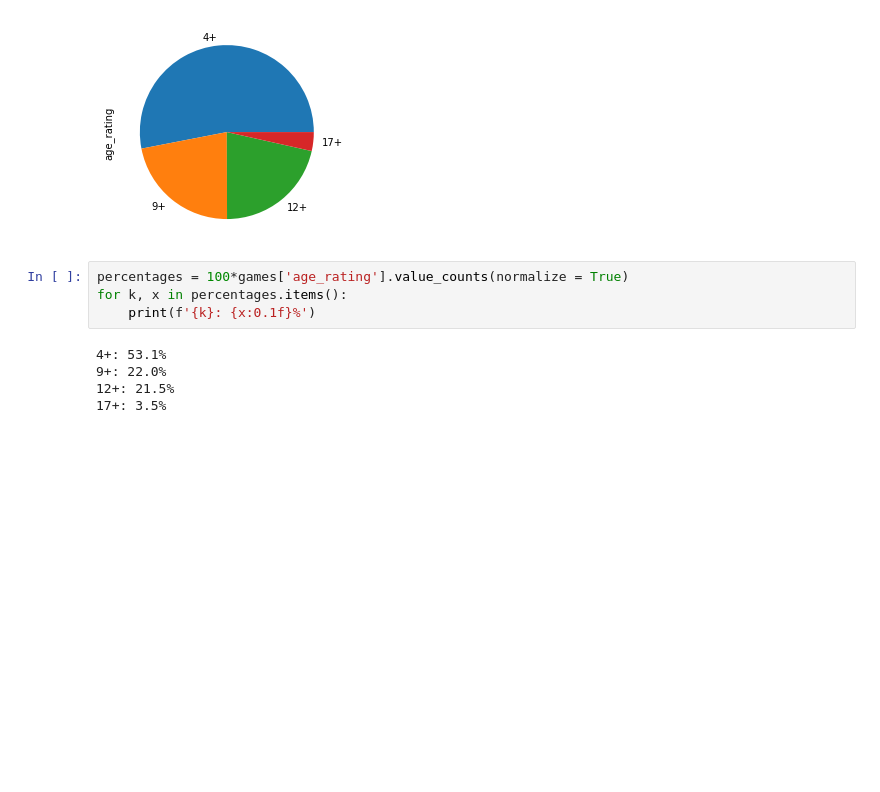
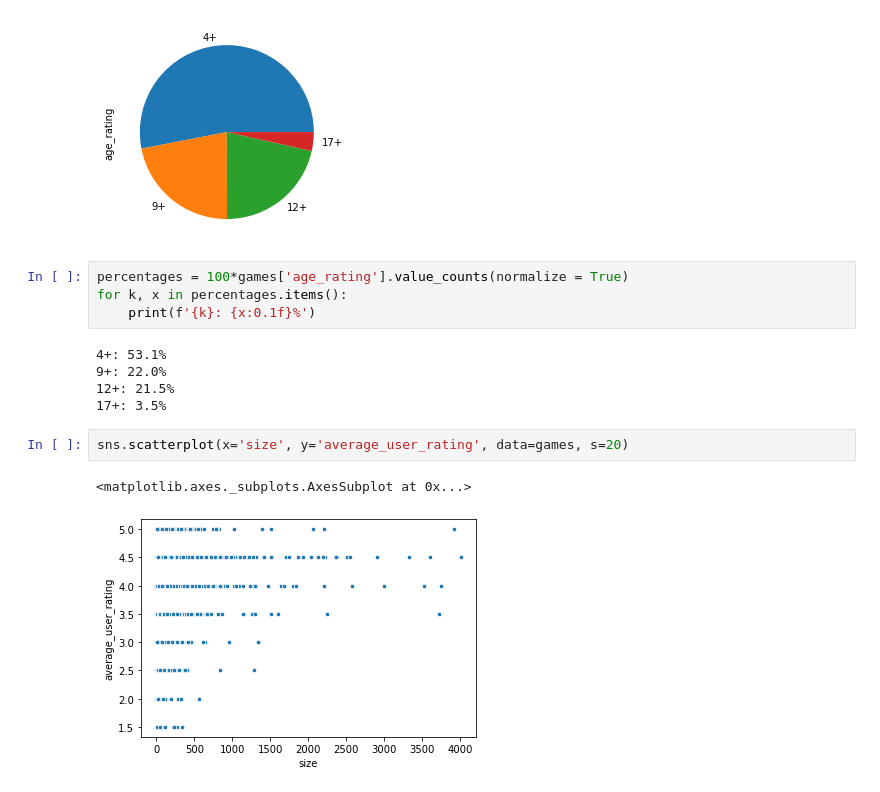
Before and after one commit to samyon7/Statistics-Python, a Jupyter notebook: Work_7/work_7-1.ipynb, the cells around one changed output. Cells and saved outputs as stored; diff of their text form; blank space fills up the shorter version.

```diff
--- a/Work_7/work_7-1.ipynb
+++ b/Work_7/work_7-1.ipynb
@@ -482,3 +482,8 @@ for k, x in percentages.items():
 9+: 22.0%
 12+: 21.5%
 17+: 3.5%
+# %%
+sns.scatterplot(x='size', y='average_user_rating', data=games, s=20)
+# %% [output]
+<matplotlib.axes._subplots.AxesSubplot at 0x...>
+[figure, added]
```
Also changed, not shown: parts of 47 cells of this notebook.
